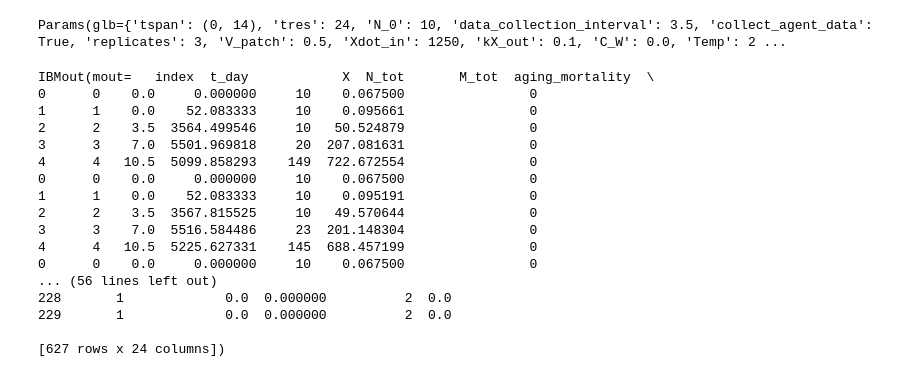
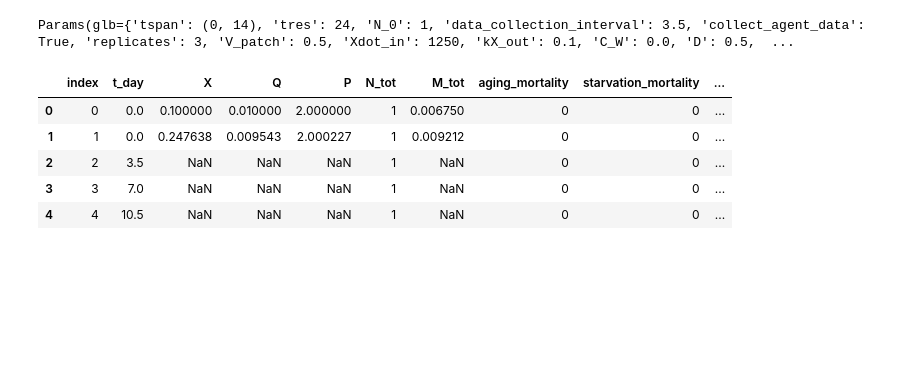
Before and after one commit to Valentin-Schwarz/mempyDEB, a Jupyter notebook: mempyDEB/DEBIBM/algea_model.ipynb, the cells around one changed output. Saved outputs shown, nothing was run; the diff lists cells and outputs as text; code cells hidden in the pictures; blank space fills up the shorter version.

```diff
--- a/mempyDEB/DEBIBM/algea_model.ipynb
+++ b/mempyDEB/DEBIBM/algea_model.ipynb
@@ -12,28 +13,20 @@ TypeError: IBM.Qfunc() missing 1 required positional argument: 'X'
 # %%
 p = deepcopy(defaultparams_DEBIBM)
 p.glb['tspan'] = (0,14)
+p.glb['data_collection_interval'] = 3.5
+p.glb['N_0'] = 1
 print(p)
 # %% [output]
-Params(glb={'tspan': (0, 14), 'tres': 24, 'N_0': 10, 'data_collection_interval': 3.5, 'collect_agent_data': True, 'replicates': 3, 'V_patch': 0.5, 'Xdot_in': 1250, 'kX_out': 0.1, 'C_W': 0.0, 'Temp': 2 ...
+Params(glb={'tspan': (0, 14), 'tres': 24, 'N_0': 1, 'data_collection_interval': 3.5, 'collect_agent_data': True, 'replicates': 3, 'V_patch': 0.5, 'Xdot_in': 1250, 'kX_out': 0.1, 'C_W': 0.0, 'D': 0.5,  ...
 # %%
 sim = simulate_DEBIBM(p) # runs the baseline model (a variant of DEBkiss) with default parameters
+mout, aout = sim
-# %%
-print(sim)
-# %% [output]
-IBMout(mout=   index  t_day            X  N_tot       M_tot  aging_mortality  \
-0      0    0.0     0.000000     10    0.067500                0
-1      1    0.0    52.083333     10    0.095661                0
-2      2    3.5  3564.499546     10   50.524879                0
-3      3    7.0  5501.969818     20  207.081631                0
-4      4   10.5  5099.858293    149  722.672554                0
-0      0    0.0     0.000000     10    0.067500                0
-1      1    0.0    52.083333     10    0.095191                0
-2      2    3.5  3567.815525     10   49.570644                0
-3      3    7.0  5516.584486     23  201.148304                0
-4      4   10.5  5225.627331    145  688.457199                0
-0      0    0.0     0.000000     10    0.067500                0
-... (56 lines left out)
-228       1             0.0  0.000000          2  0.0
-229       1             0.0  0.000000          2  0.0
-
-[627 rows x 24 columns])
+# %%
+mout.head(5)
+# %% [output]
+|  | index | t_day | X | Q | P | N_tot | M_tot | aging_mortality | starvation_mortality | ... |
+| 0 | 0 | 0.0 | 0.100000 | 0.010000 | 2.000000 | 1 | 0.006750 | 0 | 0 | ... |
+| 1 | 1 | 0.0 | 0.247638 | 0.009543 | 2.000227 | 1 | 0.009212 | 0 | 0 | ... |
+| 2 | 2 | 3.5 | NaN | NaN | NaN | 1 | NaN | 0 | 0 | ... |
+| 3 | 3 | 7.0 | NaN | NaN | NaN | 1 | NaN | 0 | 0 | ... |
+| 4 | 4 | 10.5 | NaN | NaN | NaN | 1 | NaN | 0 | 0 | ... |
```
Also changed, not shown: parts of 1 cell of this notebook, 4 other files.
